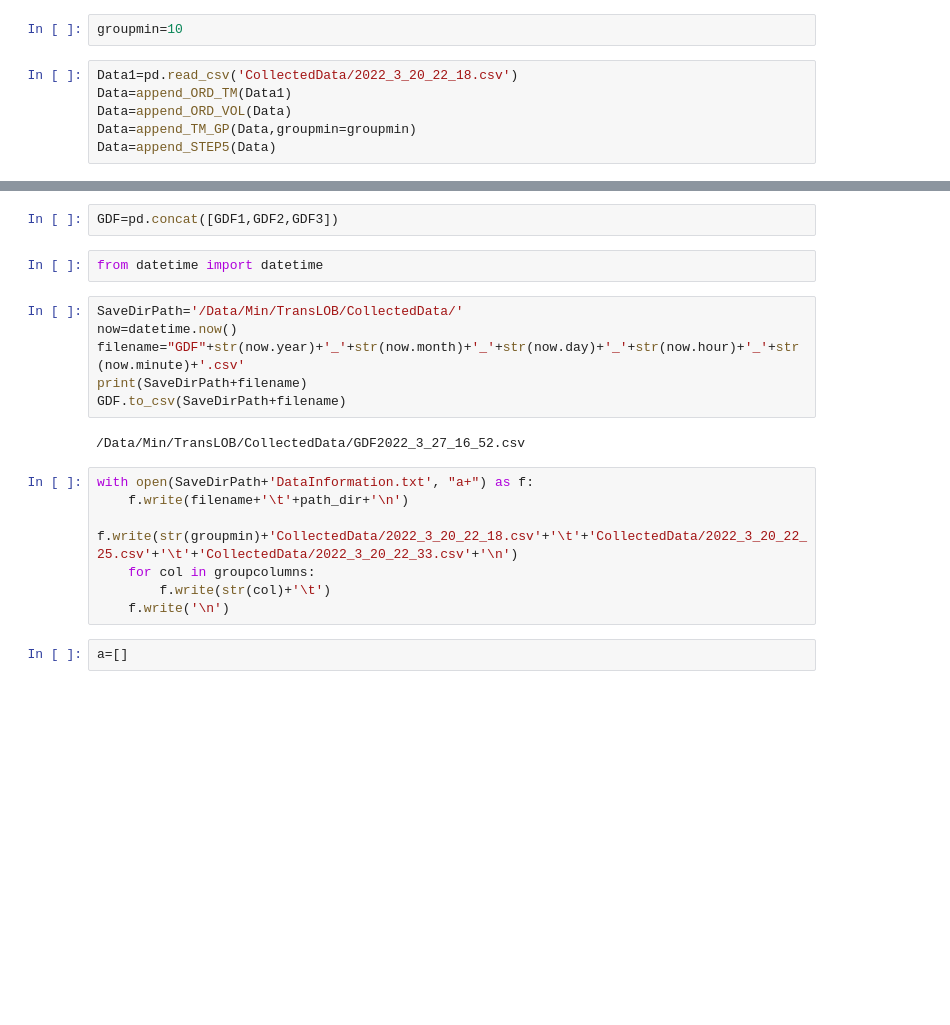
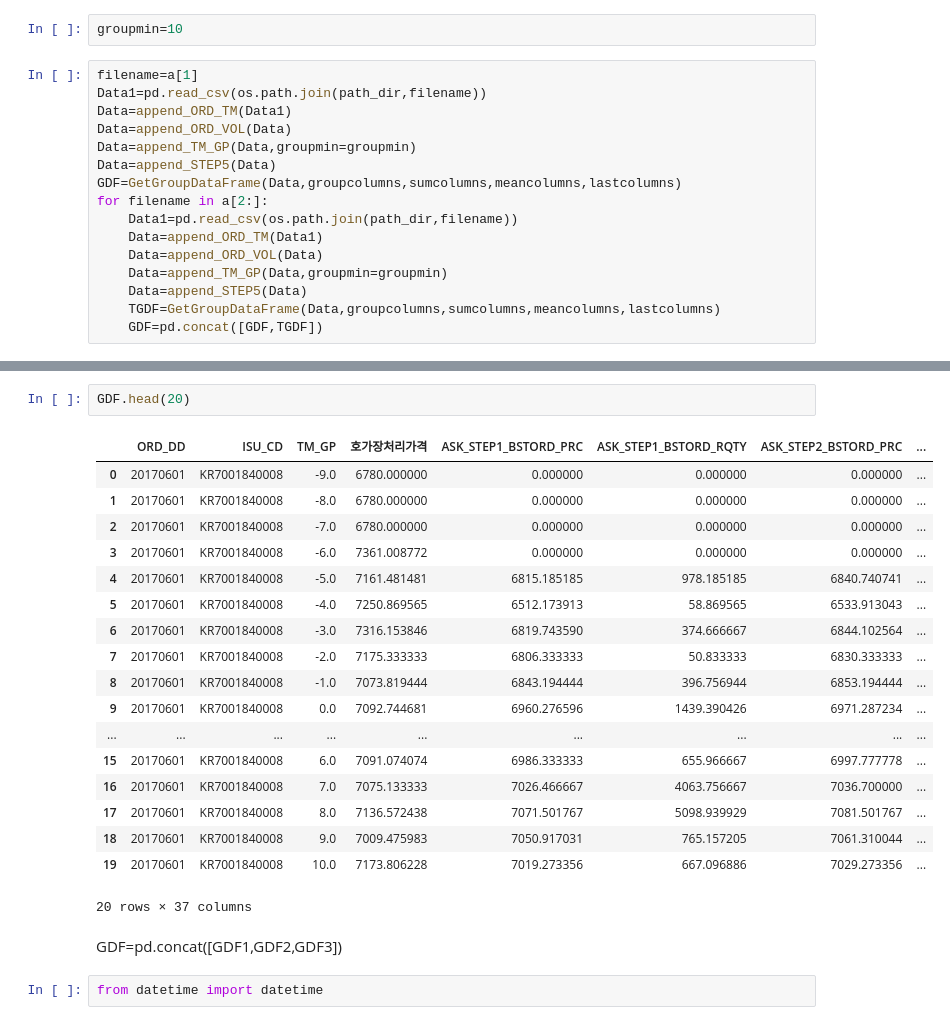
Before and after one commit to bigchan22/LOBData, a Jupyter notebook: TickDataCollection.ipynb, the cells around one changed output, grey strips where cells are left out. Cells and saved outputs as stored; diff of their text form; blank space fills up the shorter version.

```diff
--- a/TickDataCollection.ipynb
+++ b/TickDataCollection.ipynb
@@ -90,9 +66,19 @@ lastcolumns
 # %%
 groupmin=10
 # %%
-Data1=pd.read_csv('CollectedData/2022_3_20_22_18.csv')
+filename=a[1]
+Data1=pd.read_csv(os.path.join(path_dir,filename))
 Data=append_ORD_TM(Data1)
 Data=append_ORD_VOL(Data)
 Data=append_TM_GP(Data,groupmin=groupmin)
 Data=append_STEP5(Data)
+GDF=GetGroupDataFrame(Data,groupcolumns,sumcolumns,meancolumns,lastcolumns)
+for filename in a[2:]:
+    Data1=pd.read_csv(os.path.join(path_dir,filename))
+    Data=append_ORD_TM(Data1)
+    Data=append_ORD_VOL(Data)
+    Data=append_TM_GP(Data,groupmin=groupmin)
+    Data=append_STEP5(Data)
+    TGDF=GetGroupDataFrame(Data,groupcolumns,sumcolumns,meancolumns,lastcolumns)
+    GDF=pd.concat([GDF,TGDF])
 # %%
@@ -116,23 +104,27 @@ GDF1['TM_GP'].max()
 # %% [output]
 54.0
-# %%
-GDF=pd.concat([GDF1,GDF2,GDF3])
-# %%
-from datetime import datetime
-# %%
-SaveDirPath='/Data/Min/TransLOB/CollectedData/'
-now=datetime.now()
-filename="GDF"+str(now.year)+'_'+str(now.month)+'_'+str(now.day)+'_'+str(now.hour)+'_'+str(now.minute)+'.csv'
-print(SaveDirPath+filename)
-GDF.to_csv(SaveDirPath+filename)
-# %% [output]
-/Data/Min/TransLOB/CollectedData/GDF2022_3_27_16_52.csv
-# %%
-with open(SaveDirPath+'DataInformation.txt', "a+") as f:
-    f.write(filename+'\t'+path_dir+'\n')
-    f.write(str(groupmin)+'CollectedData/2022_3_20_22_18.csv'+'\t'+'CollectedData/2022_3_20_22_25.csv'+'\t'+'CollectedData/2022_3_20_22_33.csv'+'\n')
-    for col in groupcolumns:
-        f.write(str(col)+'\t')
-    f.write('\n')
-# %%
-a=[]
+# %%
+GDF.head(20)
+# %% [output]
+|  | ORD_DD | ISU_CD | TM_GP | 호가장처리가격 | ASK_STEP1_BSTORD_PRC | ASK_STEP1_BSTORD_RQTY | ASK_STEP2_BSTORD_PRC | ... |
+| 0 | 20170601 | KR7001840008 | -9.0 | 6780.000000 | 0.000000 | 0.000000 | 0.000000 | ... |
+| 1 | 20170601 | KR7001840008 | -8.0 | 6780.000000 | 0.000000 | 0.000000 | 0.000000 | ... |
+| 2 | 20170601 | KR7001840008 | -7.0 | 6780.000000 | 0.000000 | 0.000000 | 0.000000 | ... |
+| 3 | 20170601 | KR7001840008 | -6.0 | 7361.008772 | 0.000000 | 0.000000 | 0.000000 | ... |
+| 4 | 20170601 | KR7001840008 | -5.0 | 7161.481481 | 6815.185185 | 978.185185 | 6840.740741 | ... |
+| 5 | 20170601 | KR7001840008 | -4.0 | 7250.869565 | 6512.173913 | 58.869565 | 6533.913043 | ... |
+| 6 | 20170601 | KR7001840008 | -3.0 | 7316.153846 | 6819.743590 | 374.666667 | 6844.102564 | ... |
+| 7 | 20170601 | KR7001840008 | -2.0 | 7175.333333 | 6806.333333 | 50.833333 | 6830.333333 | ... |
+| 8 | 20170601 | KR7001840008 | -1.0 | 7073.819444 | 6843.194444 | 396.756944 | 6853.194444 | ... |
+| 9 | 20170601 | KR7001840008 | 0.0 | 7092.744681 | 6960.276596 | 1439.390426 | 6971.287234 | ... |
+| ... | ... | ... | ... | ... | ... | ... | ... | ... |
+| 15 | 20170601 | KR7001840008 | 6.0 | 7091.074074 | 6986.333333 | 655.966667 | 6997.777778 | ... |
+| 16 | 20170601 | KR7001840008 | 7.0 | 7075.133333 | 7026.466667 | 4063.756667 | 7036.700000 | ... |
+| 17 | 20170601 | KR7001840008 | 8.0 | 7136.572438 | 7071.501767 | 5098.939929 | 7081.501767 | ... |
+| 18 | 20170601 | KR7001840008 | 9.0 | 7009.475983 | 7050.917031 | 765.157205 | 7061.310044 | ... |
+| 19 | 20170601 | KR7001840008 | 10.0 | 7173.806228 | 7019.273356 | 667.096886 | 7029.273356 | ... |
+20 rows × 37 columns
+# %% [markdown]
+GDF=pd.concat([GDF1,GDF2,GDF3])
+# %%
+from datetime import datetime
```
Also changed, not shown: parts of 12 cells of this notebook, 6 other files.
